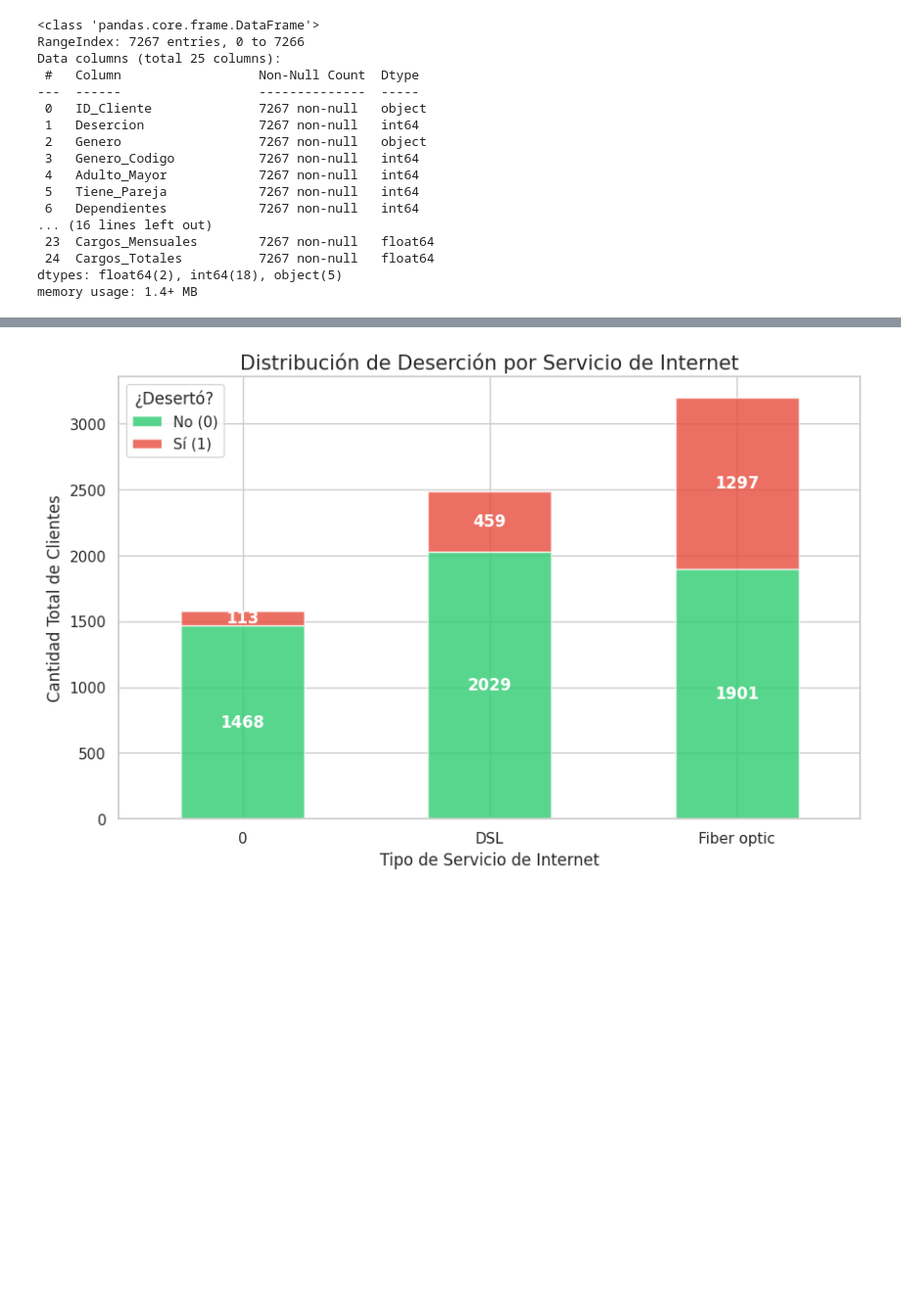
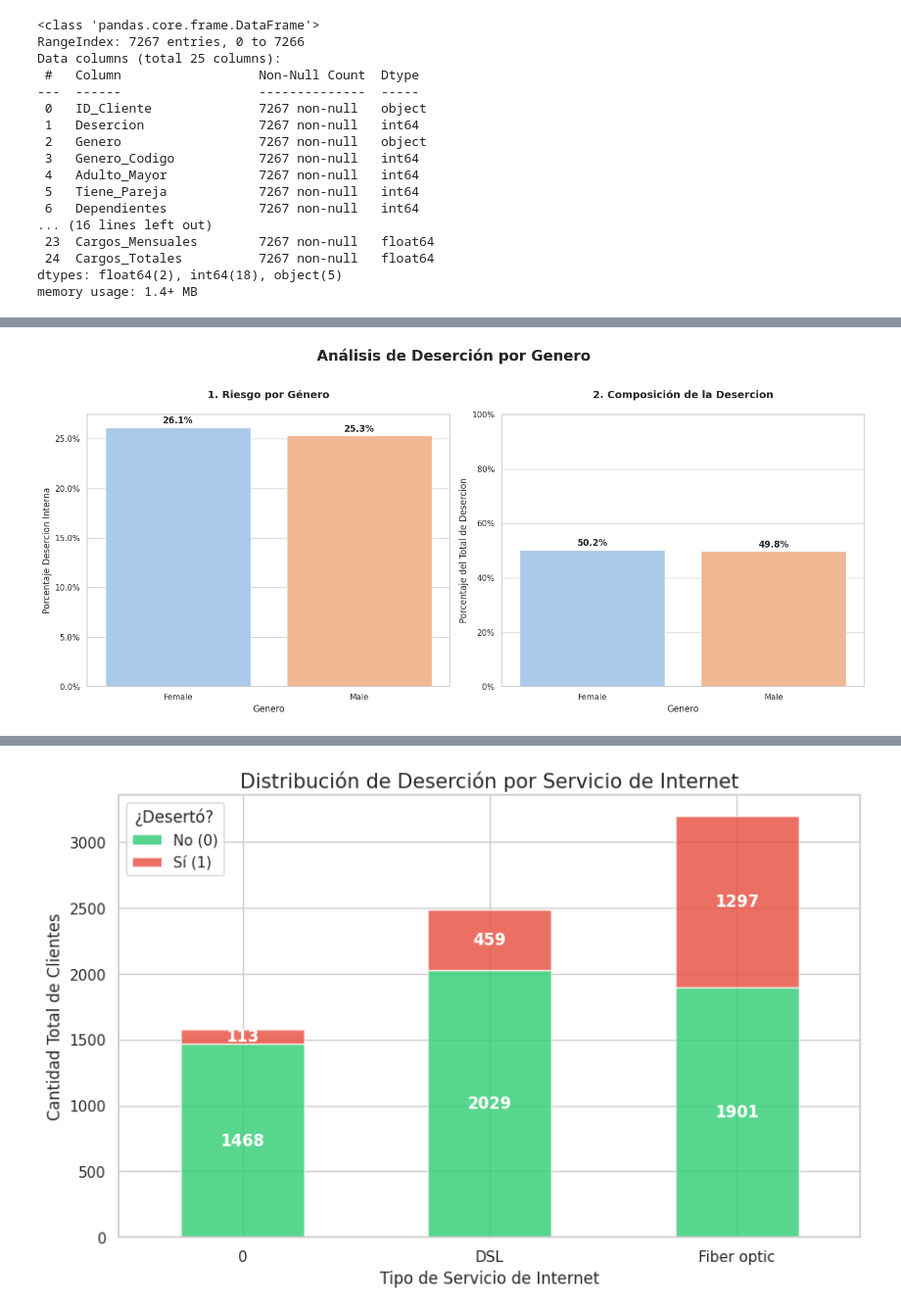
Before and after one commit to lstredel/Challenge-Telecom-X, a Jupyter notebook: Challenge_TelecomX.ipynb, the cells around one changed output, grey strips where cells are left out. Shown at 98% size. Saved outputs shown, nothing was run; the diff lists cells and outputs as text; code cells hidden in the pictures; blank space fills up the shorter version.

```diff
--- a/Challenge_TelecomX.ipynb
+++ b/Challenge_TelecomX.ipynb
@@ -808,0 +776,40 @@ plt.show()
+# %%
+# Prepara los datos para el segundo gráfico (Composición del Total de fugas)
+df_solo_fuga = df[df['Desercion'] == 1]
+composicion_genero = df_solo_fuga['Genero'].value_counts(normalize=True) * 100
+
+# Creacion de estructura: 1 fila, 2 columnas
+fig, (ax1, ax2) = plt.subplots(1, 2, figsize=(16, 7))
+sns.set_theme(style="whitegrid")
+
+plt.suptitle('Análisis de Deserción por Genero', fontsize=20, fontweight='bold', y=1.02)
+
+# --- GRÁFICO 1: TASA DE DESERCIÓN INTERNA (RIESGO) ---
+sns.barplot(x='Genero', y=df['Desercion'] * 100, data=df,
+            palette='pastel', ax=ax1, errorbar=None, hue='Genero', legend=False)
+
+ax1.set_title('1. Riesgo por Género\n', fontsize=14, fontweight='bold')
+ax1.set_ylabel('Porcentaje Desercion Interna')
+ax1.yaxis.set_major_formatter(mtick.PercentFormatter())
+
+for p in ax1.patches:
+    ax1.annotate(f'{p.get_height():.1f}%', (p.get_x() + p.get_width() / 2., p.get_height()),
+                 ha='center', va='center', xytext=(0, 9), textcoords='offset points', fontweight='bold')
+
+# --- GRÁFICO 2: COMPOSICIÓN DEL TOTAL (VOLUMEN) ---
+sns.barplot(x=composicion_genero.index, y=composicion_genero.values,
+            palette='pastel', ax=ax2, hue=composicion_genero.index, legend=False)
+
+ax2.set_title('2. Composición de la Desercion\n', fontsize=14, fontweight='bold')
+ax2.set_ylabel('Porcentaje del Total de Desercion')
+ax2.yaxis.set_major_formatter(mtick.PercentFormatter())
+ax2.set_ylim(0, 100)
+
+for p in ax2.patches:
+    ax2.annotate(f'{p.get_height():.1f}%', (p.get_x() + p.get_width() / 2., p.get_height()),
+                 ha='center', va='center', xytext=(0, 9), textcoords='offset points', fontweight='bold')
+
+plt.tight_layout()
+plt.show()
+# %% [output]
+[figure, added]
```
Also changed, not shown: parts of 11 cells of this notebook.
